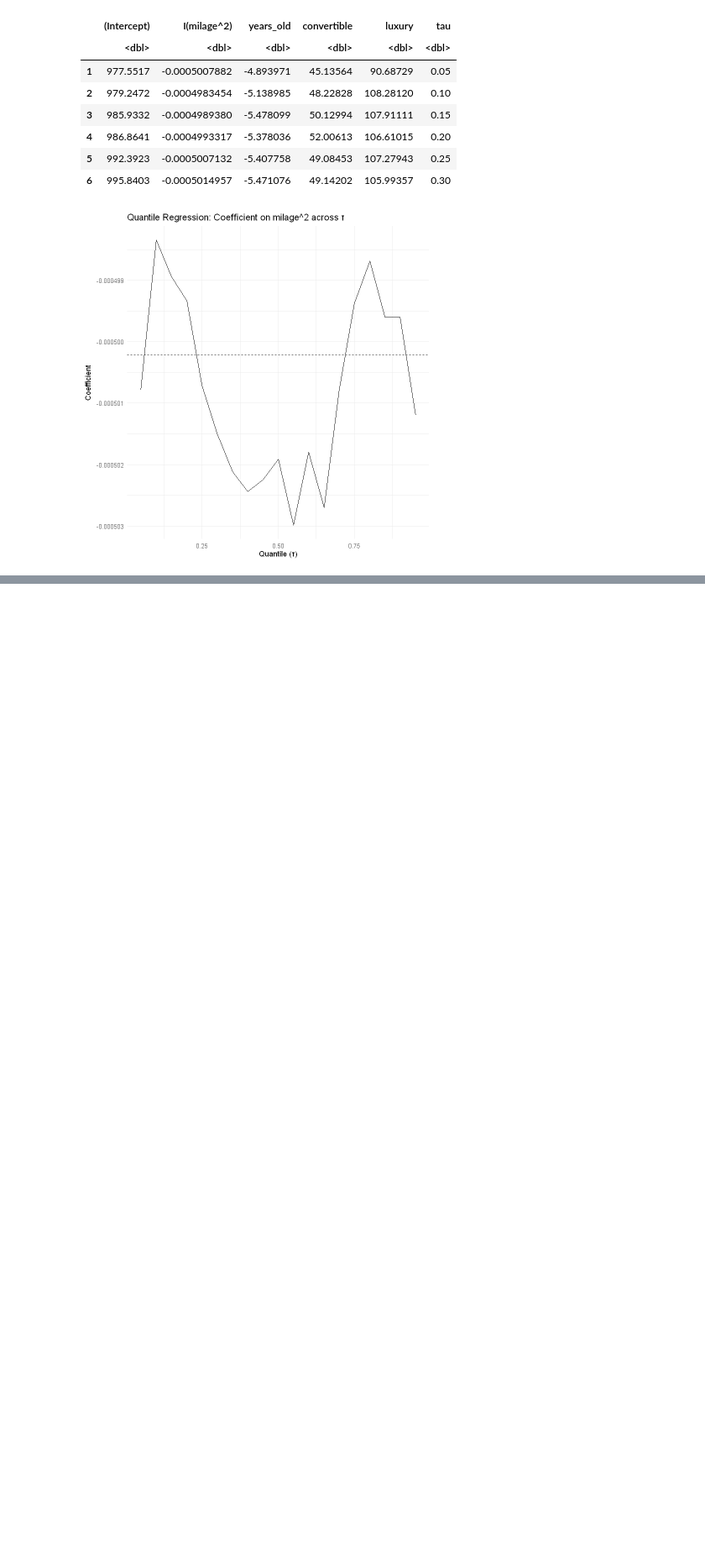
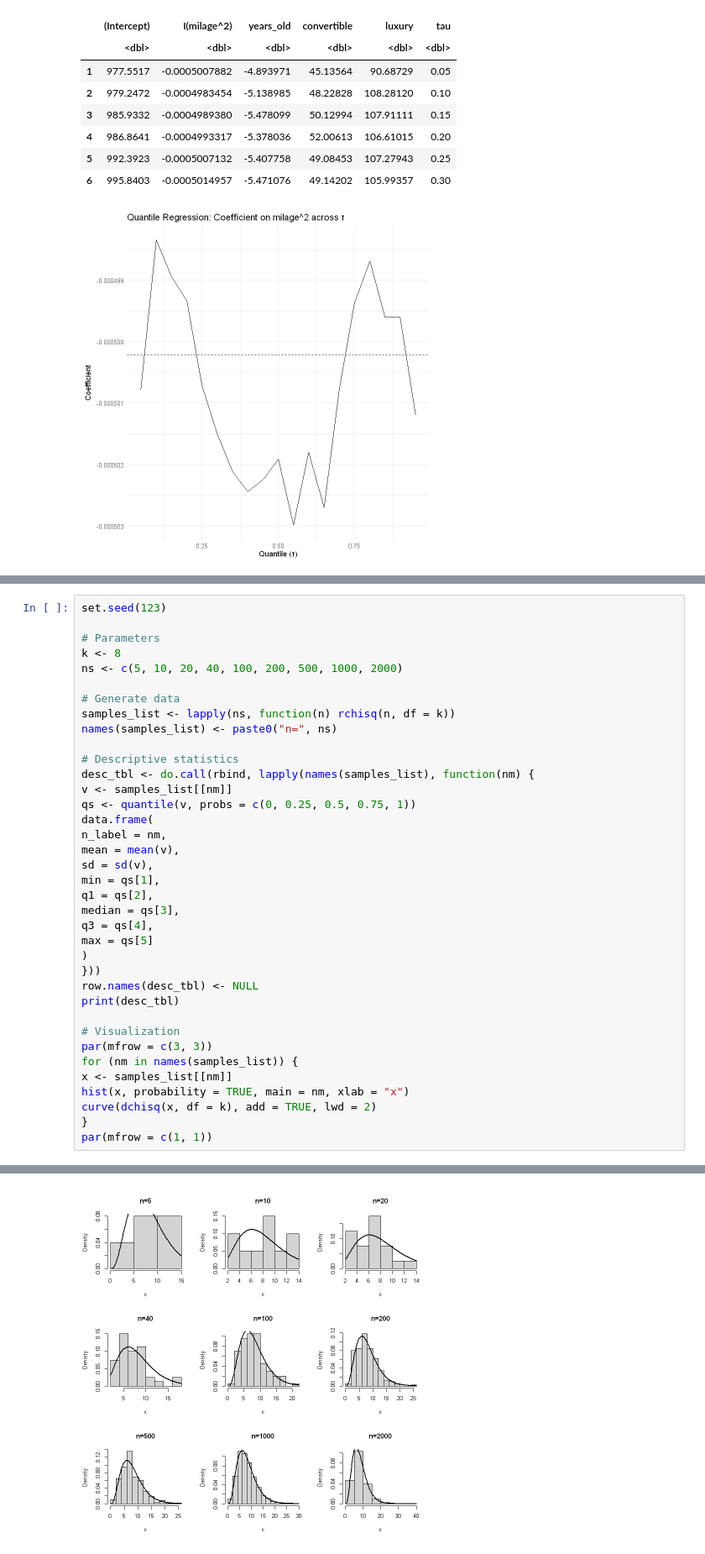
Before and after one commit to 52804407/Advanced_Econometrics_Pasz_Dohnal_Tom-, a Jupyter notebook: AE HW1 Pasz Dohnal Gabriel.ipynb, the cells around one changed output, grey strips where cells are left out. Shown at 84% size. Saved outputs shown, nothing was run; the diff lists cells and outputs as text; blank space fills up the shorter version.

```diff
--- a/AE HW1 Pasz Dohnal Gabriel.ipynb
+++ b/AE HW1 Pasz Dohnal Gabriel.ipynb
@@ -328,0 +342,38 @@ A data.frame: 6 × 6
+# %%
+set.seed(123)
+
+# Parameters
+k <- 8
+ns <- c(5, 10, 20, 40, 100, 200, 500, 1000, 2000)
+
+# Generate data
+samples_list <- lapply(ns, function(n) rchisq(n, df = k))
+names(samples_list) <- paste0("n=", ns)
+
+# Descriptive statistics
+desc_tbl <- do.call(rbind, lapply(names(samples_list), function(nm) {
+v <- samples_list[[nm]]
+qs <- quantile(v, probs = c(0, 0.25, 0.5, 0.75, 1))
+data.frame(
+n_label = nm,
+mean = mean(v),
+sd = sd(v),
+min = qs[1],
+q1 = qs[2],
+median = qs[3],
+q3 = qs[4],
+max = qs[5]
+)
+}))
+row.names(desc_tbl) <- NULL
+print(desc_tbl)
+
+# Visualization
+par(mfrow = c(3, 3))
+for (nm in names(samples_list)) {
+x <- samples_list[[nm]]
+hist(x, probability = TRUE, main = nm, xlab = "x")
+curve(dchisq(x, df = k), add = TRUE, lwd = 2)
+}
+par(mfrow = c(1, 1))
+# %% [output]
@@ -328,0 +390 @@ A data.frame: 6 × 6
+[figure, added]
```
Also changed, not shown: parts of 2 cells of this notebook.
